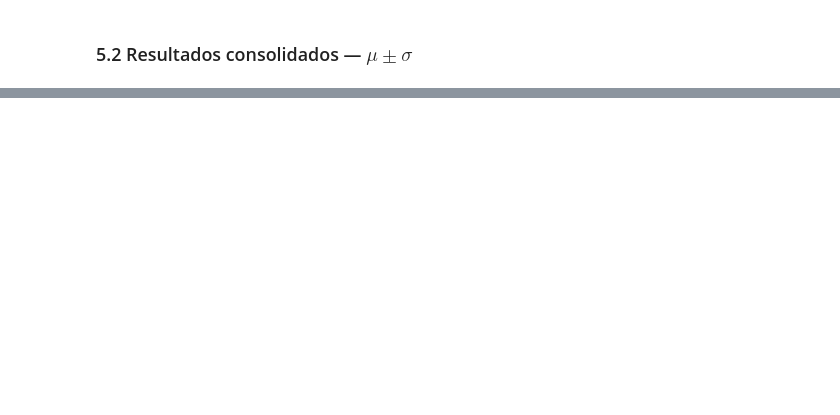
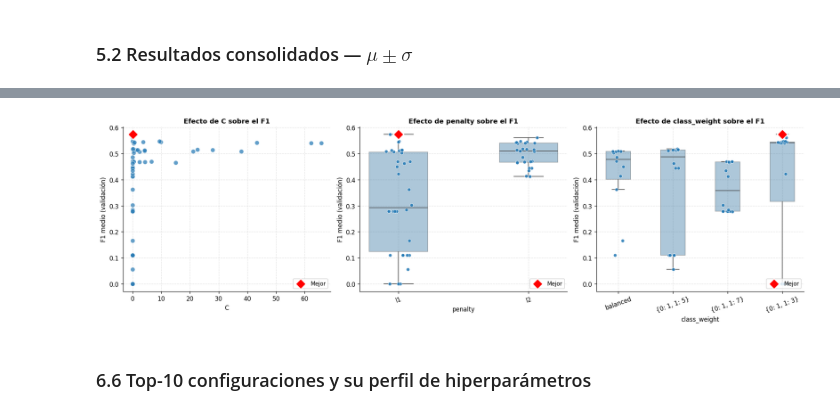
Before and after one commit to SebastianBetancur08/analitica-proyecto, a Jupyter notebook: notebooks/modelos_clasificacion/1.Regresion_Logistica.ipynb, the cells around one changed output, grey strips where cells are left out. Drawn from its saved outputs; the diff is of its cells as text; code cells hidden in the pictures; blank space fills up the shorter version.

```diff
--- a/notebooks/modelos_clasificacion/1.Regresion_Logistica.ipynb
+++ b/notebooks/modelos_clasificacion/1.Regresion_Logistica.ipynb
@@ -585,0 +526,56 @@ plt.show()
+# %%
+hp_destacar = ['clf__C', 'clf__penalty', 'clf__class_weight']
+
+fig, axes = plt.subplots(1, len(hp_destacar), figsize=(5.5 * len(hp_destacar), 5))
+if len(hp_destacar) == 1:
+    axes = [axes]
+
+for ax, hp in zip(axes, hp_destacar):
+    col = f"param_{hp}"
+    if col not in cv_df.columns:
+        ax.set_visible(False); continue
+    valores = cv_df[col].astype(str)  # categórico
+    scores  = cv_df["mean_test_score"]
+
+    # ¿Es numérico?
+    try:
+        valores_num = cv_df[col].astype(float)
+        ax.scatter(valores_num, scores, color=COLOR_MODELO, alpha=0.7,
+                   s=55, edgecolor="white", linewidth=0.8)
+        # destaca el mejor
+        ax.scatter(float(cv_df.loc[best_idx, col]), search.best_score_,
+                   color="red", s=150, marker="D", edgecolor="white",
+                   linewidth=1.6, zorder=5, label="Mejor")
+        # tendencia loess simple
+        ax.set_xlabel(hp.replace("clf__", ""))
+    except (ValueError, TypeError):
+        # categórico: boxplot
+        df_box = pd.DataFrame({"valor": valores, "score": scores})
+        sns.boxplot(data=df_box, x="valor", y="score", ax=ax,
+                    color=COLOR_MODELO, width=0.45, fliersize=0,
+                    boxprops=dict(alpha=0.4))
+        sns.stripplot(data=df_box, x="valor", y="score", ax=ax,
+                      color=COLOR_MODELO, size=5.5, alpha=0.85,
+                      edgecolor="white", linewidth=0.6)
+        mejor_val = str(cv_df.loc[best_idx, col])
+        try:
+            posicion = list(df_box["valor"].unique()).index(mejor_val)
+            ax.scatter(posicion, search.best_score_, color="red",
+                       s=150, marker="D", edgecolor="white",
+                       linewidth=1.6, zorder=5, label="Mejor")
+        except ValueError:
+            pass
+        ax.set_xlabel(hp.replace("clf__", ""))
+        ax.tick_params(axis="x", rotation=20)
+
+    ax.set_ylabel("F1 medio (validación)")
+    ax.set_title(f"Efecto de {hp.replace('clf__','')} sobre el F1", fontsize=11)
+    ax.grid(ls="--", alpha=0.35)
+    ax.legend(loc="lower right", frameon=True, fontsize=9)
+
+plt.tight_layout()
+plt.show()
+# %% [output]
+[figure, added]
+# %% [markdown]
+### 6.6 Top-10 configuraciones y su perfil de hiperparámetros
```
Also changed, not shown: parts of 72 cells of this notebook, 10 other files.
